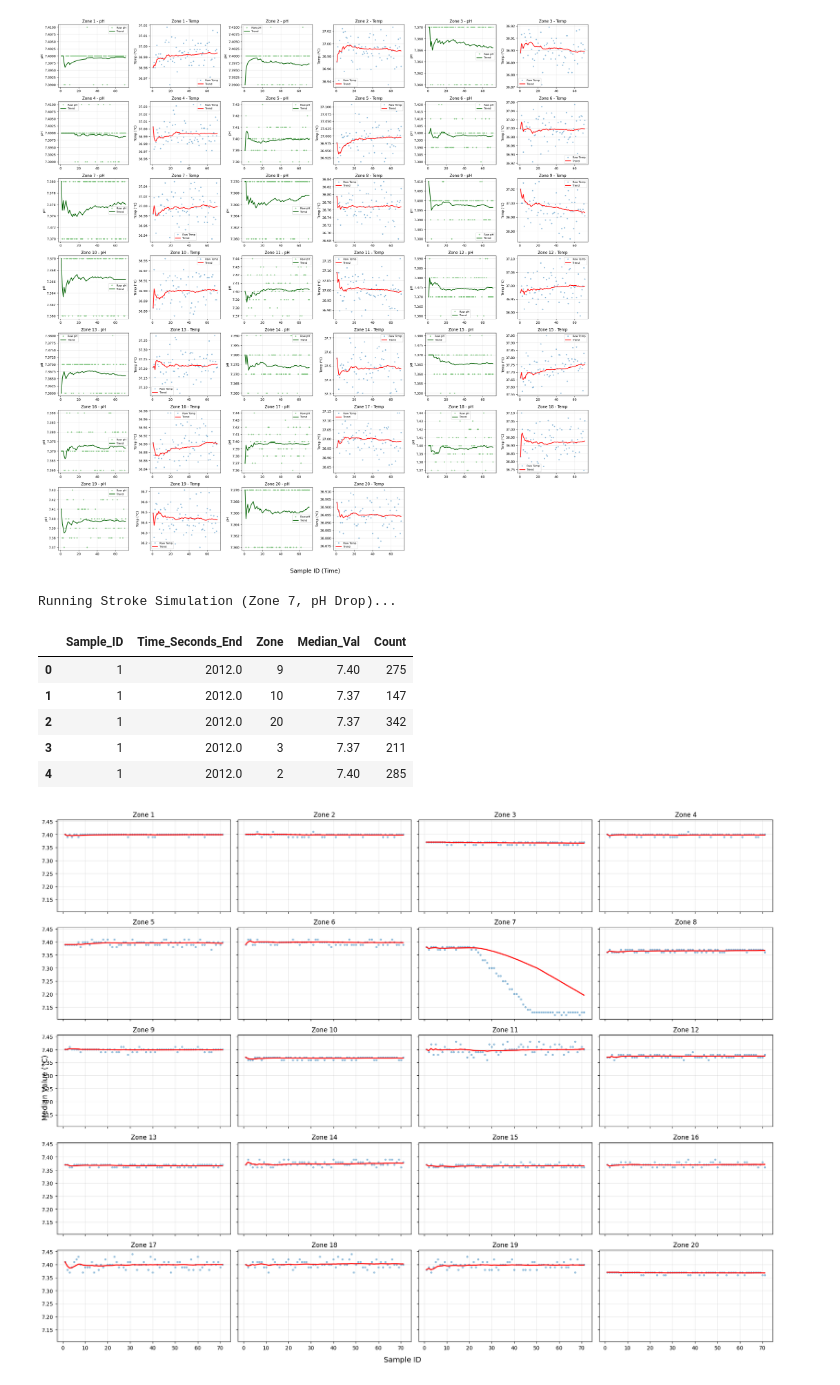
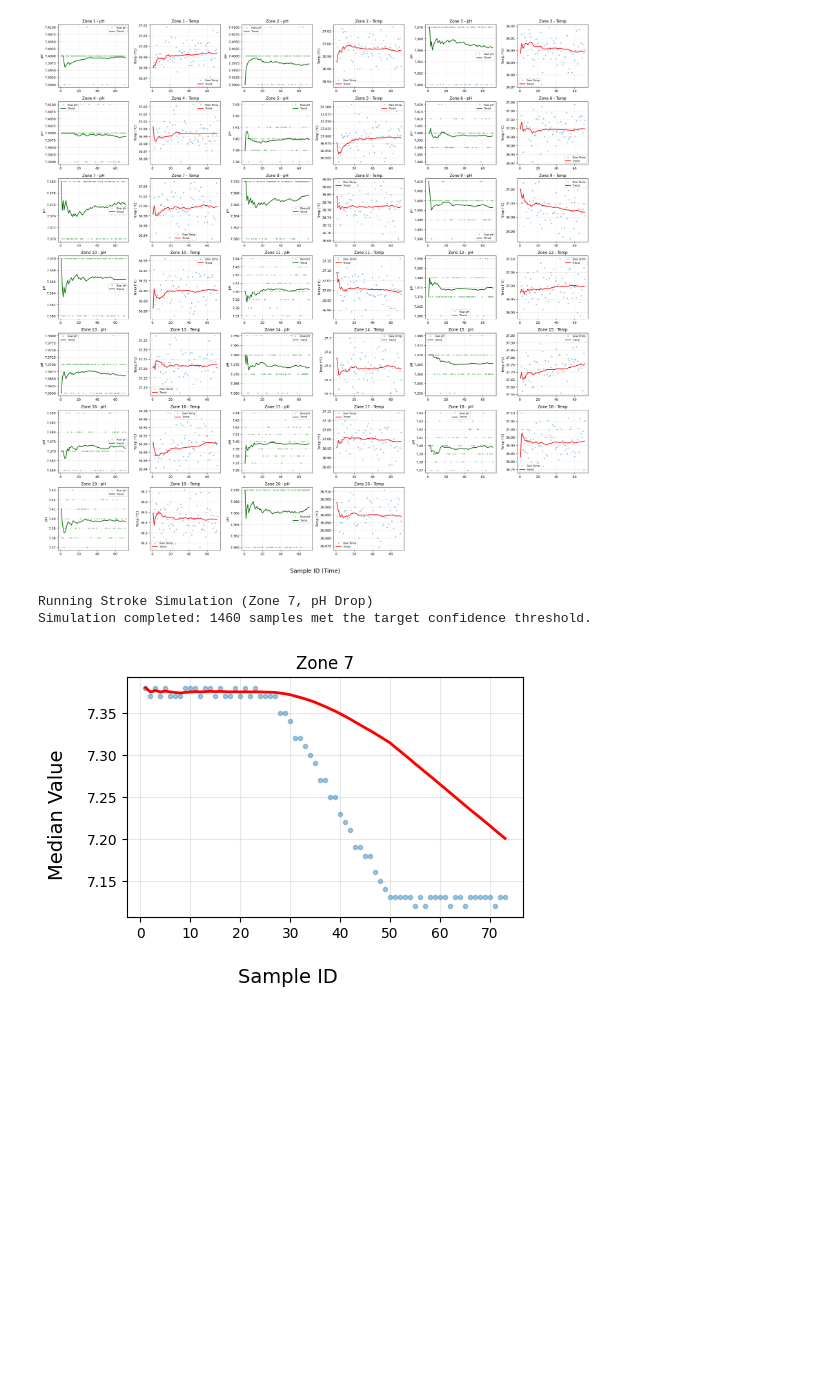
Before and after one commit to Volpi22/Sim_01_Toy_Tests, a Jupyter notebook: Tests.ipynb, the cells around one changed output. Saved outputs shown, nothing was run; the diff lists cells and outputs as text; code cells hidden in the pictures; blank space fills up the shorter version.

```diff
--- a/Tests.ipynb
+++ b/Tests.ipynb
@@ -119,28 +119,23 @@ plot_combined_zone_trends(final_report_combined)
 simulator = DiseaseSimulator()
 # %%
 # 1. Simulate Localized Brain Tissue Acidosis (Zone 7)
-print("Running Stroke Simulation (Zone 7, pH Drop)...")
+print("Running Stroke Simulation (Zone 7, pH Drop)")
 final_report_stroke = simulator.run_single_disease(
     alpha=0.3,
     beta=0.1,
     disease_key='stroke_ph'
 )
 
 if final_report_stroke is not None and not final_report_stroke.empty:
-    display(final_report_stroke.head())
+    print(f"Simulation completed: {len(final_report_stroke)} samples met the target confidence threshold.")
 
     # Plot the 5x4 grid. Look at Zone 7 to see the pH drop after Hour 8!
-    plot_zone_trends(final_report_stroke)
+    plot_zone_trends(final_report_stroke, target_zones=[7])
 else:
     print("Simulation completed: No samples met the target confidence threshold.")
 # %% [output]
-Running Stroke Simulation (Zone 7, pH Drop)...
+Running Stroke Simulation (Zone 7, pH Drop)
+Simulation completed: 1460 samples met the target confidence threshold.
-|  | Sample_ID | Time_Seconds_End | Zone | Median_Val | Count |
-| 0 | 1 | 2012.0 | 9 | 7.40 | 275 |
-| 1 | 1 | 2012.0 | 10 | 7.37 | 147 |
-| 2 | 1 | 2012.0 | 20 | 7.37 | 342 |
-| 3 | 1 | 2012.0 | 3 | 7.37 | 211 |
-| 4 | 1 | 2012.0 | 2 | 7.40 | 285 |
-[figure, old version]
+[figure, new version]
 # %%
 # 2. Simulate Deep Vein Thrombosis (Zone 19)
```
Also changed, not shown: parts of 2 cells of this notebook, 2 other files.
